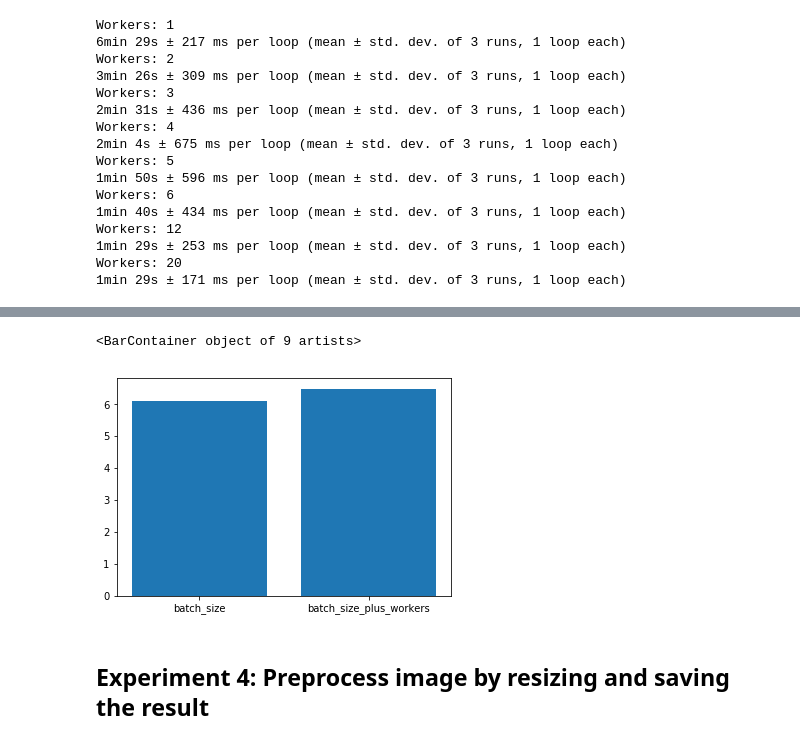
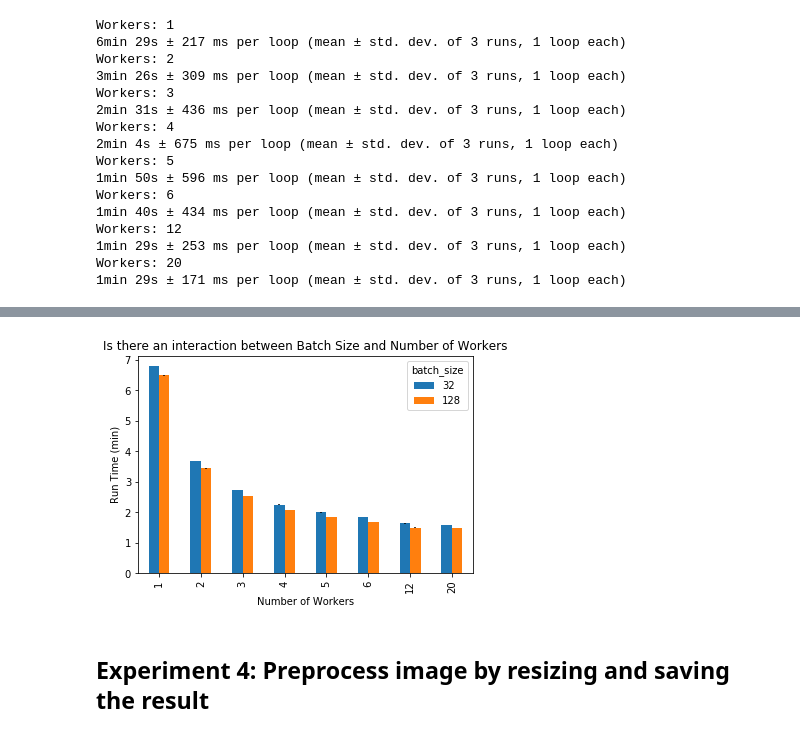
Before and after one commit to jachen36/humpback_kaggle, a Jupyter notebook: 0_loading_image.ipynb, the cells around one changed output, grey strips where cells are left out. Cells and saved outputs as stored; diff of their text form; code cells hidden in the pictures.

```diff
--- a/0_loading_image.ipynb
+++ b/0_loading_image.ipynb
@@ -205,3 +249,0 @@ compare
-# %%
-compare = exp_param[exp_param.experiment.isin(['batch_size', 'batch_size_plus_workers']) & (exp_param.batch_size == 128)];
-compare
@@ -232,8 +250,10 @@ plt.legend()
-# %%
-plt.bar(compare.experiment, compare.avg/60)
-# %% [output]
-<BarContainer object of 9 artists>
-[figure, removed]
+# %%
+compare.avg.plot(kind='bar', yerr=[compare.stdev[32], compare.stdev[128]])
+plt.title('Is there an interaction between Batch Size and Number of Workers')
+plt.xlabel('Number of Workers')
+plt.ylabel('Run Time (min)');
+# %% [output]
+[figure, added]
 # %% [markdown]
 ## Experiment 4: Preprocess image by resizing and saving the result
 # %% [markdown]
```
Also changed, not shown: parts of 26 cells of this notebook.
